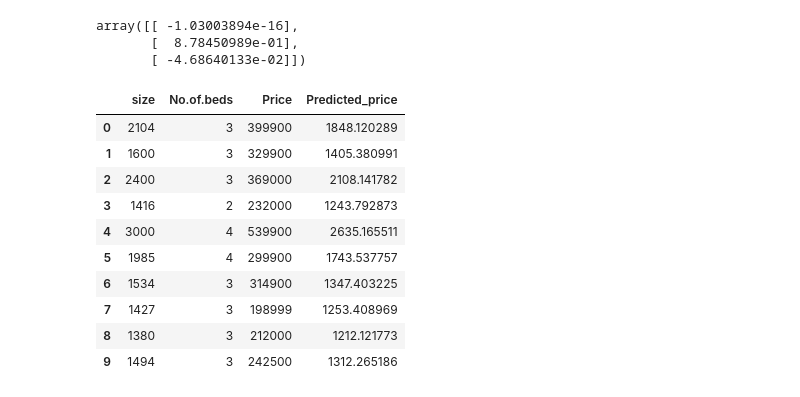
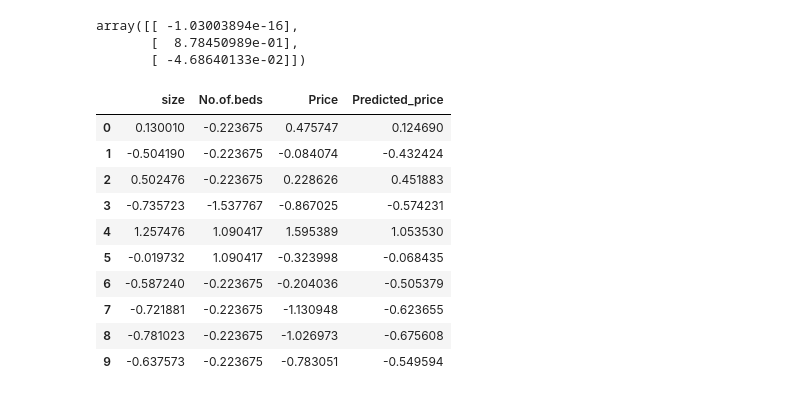
Before and after one commit to lbz320/Machine_learning_coursera, a Jupyter notebook: Week2/machine-learning-ex1/Multi-Var_linear_regression.ipynb, the cells around one changed output. Drawn from its saved outputs; the diff is of its cells as text; code cells hidden in the pictures.

```diff
--- a/Week2/machine-learning-ex1/Multi-Var_linear_regression.ipynb
+++ b/Week2/machine-learning-ex1/Multi-Var_linear_regression.ipynb
@@ -89,17 +90,17 @@ array([[ -1.03003894e-16],
        [  8.78450989e-01],
        [ -4.68640133e-02]])
 # %%
-df.loc[:, 'Predicted_price'] = theta[0] + theta[1]*df.loc[:, 'size'] + theta[2]*df.loc[:, 'No.of.beds']
-df.head(10)
+df2.loc[:, 'Predicted_price'] = theta[0] + theta[1]*df2.loc[:, 'size'] + theta[2]*df2.loc[:, 'No.of.beds']
+df2.head(10)
 # %% [output]
 |  | size | No.of.beds | Price | Predicted_price |
-| 0 | 2104 | 3 | 399900 | 1848.120289 |
-| 1 | 1600 | 3 | 329900 | 1405.380991 |
-| 2 | 2400 | 3 | 369000 | 2108.141782 |
-| 3 | 1416 | 2 | 232000 | 1243.792873 |
-| 4 | 3000 | 4 | 539900 | 2635.165511 |
-| 5 | 1985 | 4 | 299900 | 1743.537757 |
-| 6 | 1534 | 3 | 314900 | 1347.403225 |
-| 7 | 1427 | 3 | 198999 | 1253.408969 |
-| 8 | 1380 | 3 | 212000 | 1212.121773 |
-| 9 | 1494 | 3 | 242500 | 1312.265186 |
+| 0 | 0.130010 | -0.223675 | 0.475747 | 0.124690 |
+| 1 | -0.504190 | -0.223675 | -0.084074 | -0.432424 |
+| 2 | 0.502476 | -0.223675 | 0.228626 | 0.451883 |
+| 3 | -0.735723 | -1.537767 | -0.867025 | -0.574231 |
+| 4 | 1.257476 | 1.090417 | 1.595389 | 1.053530 |
+| 5 | -0.019732 | 1.090417 | -0.323998 | -0.068435 |
+| 6 | -0.587240 | -0.223675 | -0.204036 | -0.505379 |
+| 7 | -0.721881 | -0.223675 | -1.130948 | -0.623655 |
+| 8 | -0.781023 | -0.223675 | -1.026973 | -0.675608 |
+| 9 | -0.637573 | -0.223675 | -0.783051 | -0.549594 |
```
Also changed, not shown: parts of 9 cells of this notebook.
